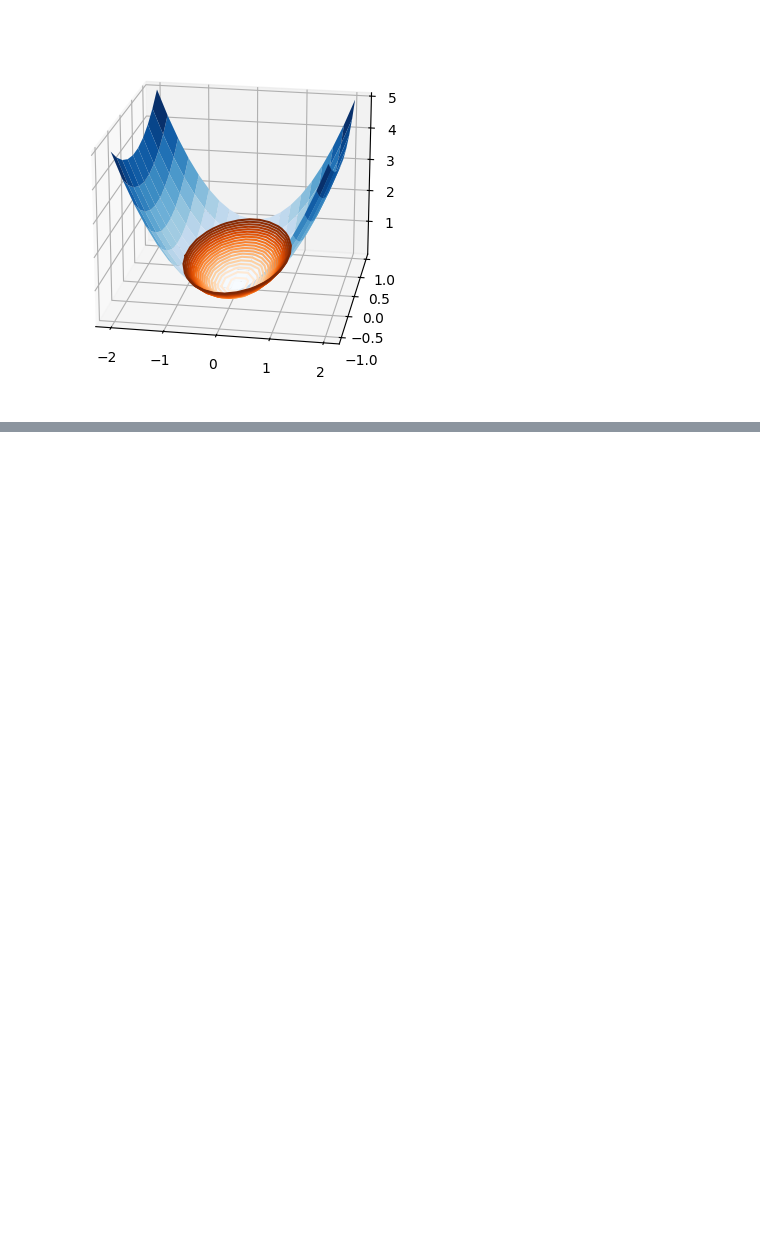
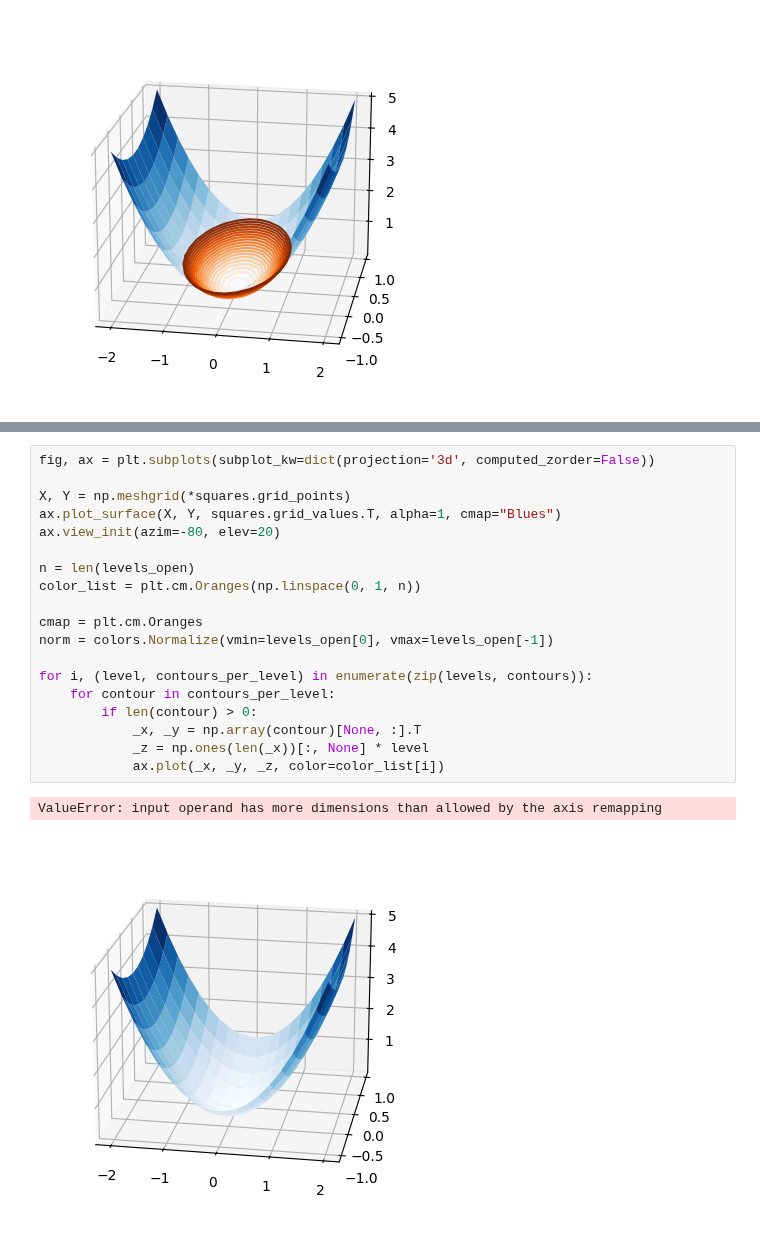
Before and after one commit to piskunow/fermi-contours, a Jupyter notebook: docs/tutorial.ipynb, the cells around one changed output, grey strips where cells are left out. Saved outputs shown, nothing was run; the diff lists cells and outputs as text; blank space fills up the shorter version.

```diff
--- a/docs/tutorial.ipynb
+++ b/docs/tutorial.ipynb
@@ -104,0 +155,22 @@ If we want that contours wrap around the edges of our grid, we can set the param
+# %%
+fig, ax = plt.subplots(subplot_kw=dict(projection='3d', computed_zorder=False))
+
+X, Y = np.meshgrid(*squares.grid_points)
+ax.plot_surface(X, Y, squares.grid_values.T, alpha=1, cmap="Blues")
+ax.view_init(azim=-80, elev=20)
+
+n = len(levels_open)
+color_list = plt.cm.Oranges(np.linspace(0, 1, n))
+
+cmap = plt.cm.Oranges
+norm = colors.Normalize(vmin=levels_open[0], vmax=levels_open[-1])
+
+for i, (level, contours_per_level) in enumerate(zip(levels, contours)):
+    for contour in contours_per_level:
+        if len(contour) > 0:
+            _x, _y = np.array(contour)[None, :].T
+            _z = np.ones(len(_x))[:, None] * level
+            ax.plot(_x, _y, _z, color=color_list[i])
+# %% [output]
+ValueError: input operand has more dimensions than allowed by the axis remapping
+[figure, added]
```
Also changed, not shown: parts of 7 cells of this notebook.
